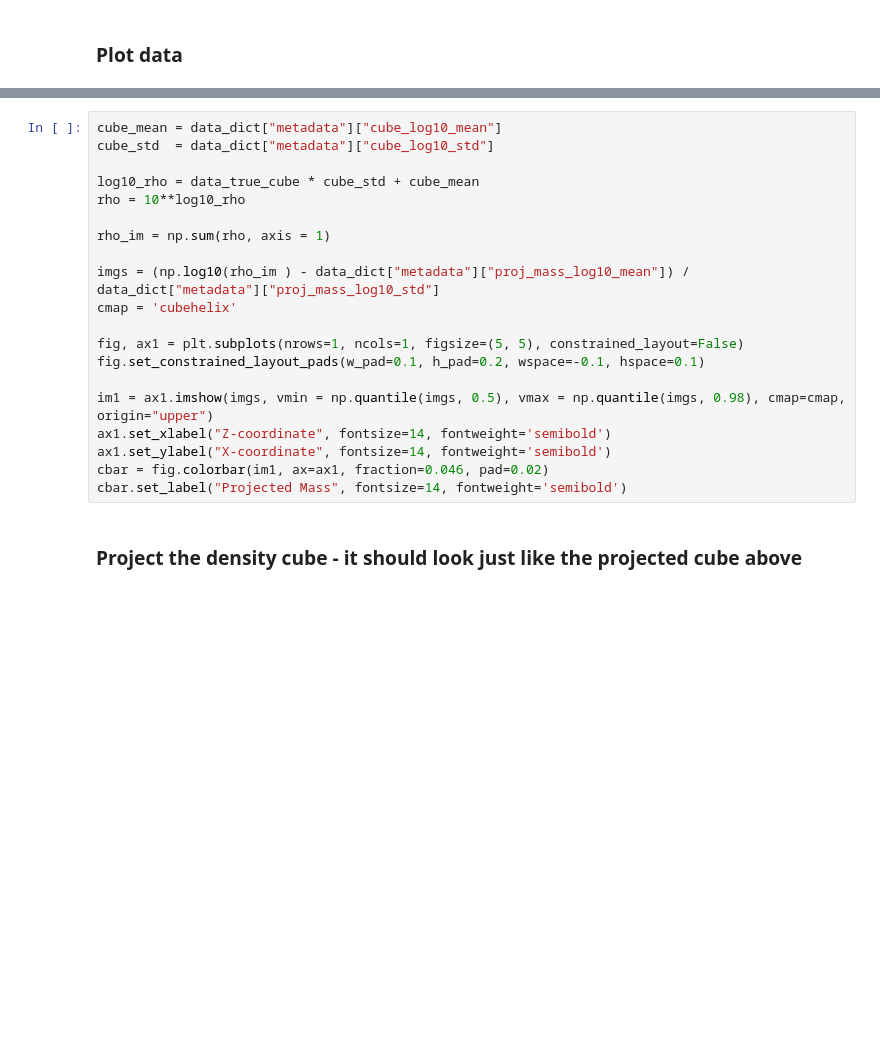
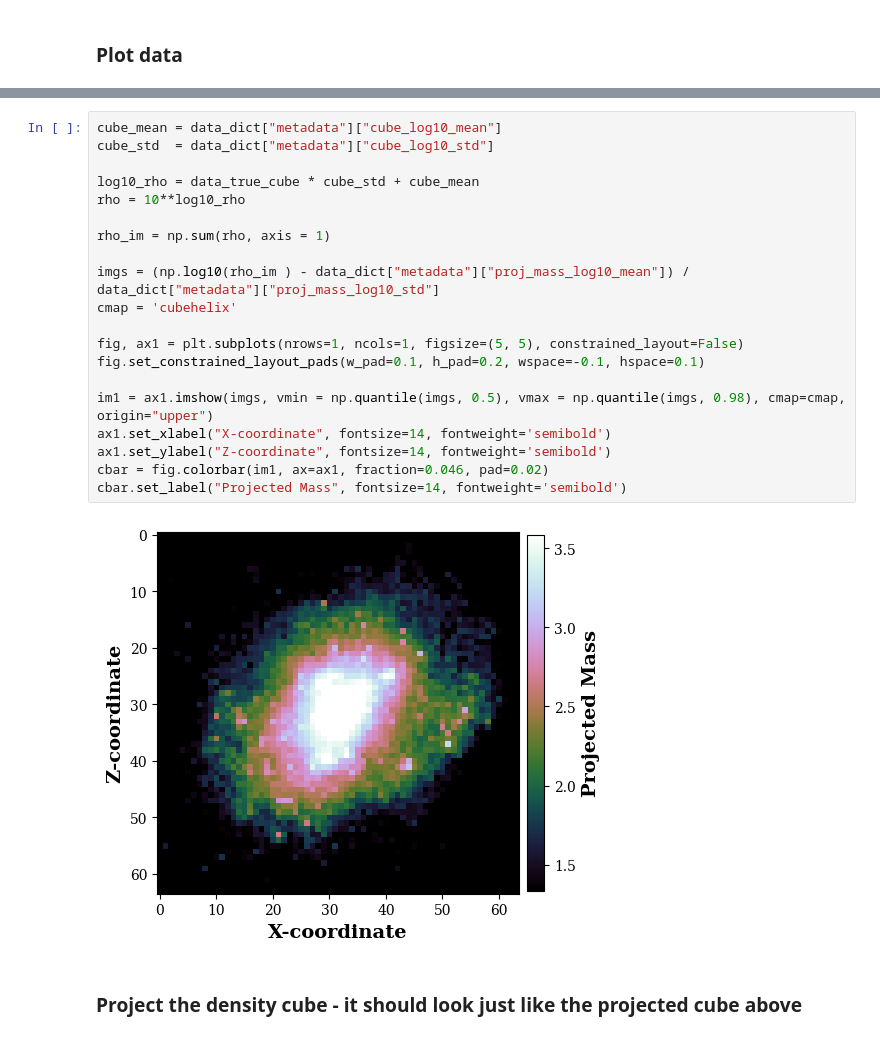
Before and after one commit to erichabjan/cluster_deprojection, a Jupyter notebook: conditional_diffusion_model/model_test.ipynb, the cells around one changed output, grey strips where cells are left out. Drawn from its saved outputs; the diff is of its cells as text; blank space fills up the shorter version.

```diff
--- a/conditional_diffusion_model/model_test.ipynb
+++ b/conditional_diffusion_model/model_test.ipynb
@@ -62,23 +82,25 @@ plt.show()
 # %%
 cube_mean = data_dict["metadata"]["cube_log10_mean"]
 cube_std  = data_dict["metadata"]["cube_log10_std"]
 
 log10_rho = data_true_cube * cube_std + cube_mean
 rho = 10**log10_rho
 
 rho_im = np.sum(rho, axis = 1)
 
 imgs = (np.log10(rho_im ) - data_dict["metadata"]["proj_mass_log10_mean"]) / data_dict["metadata"]["proj_mass_log10_std"]
 cmap = 'cubehelix'
 
 fig, ax1 = plt.subplots(nrows=1, ncols=1, figsize=(5, 5), constrained_layout=False)
 fig.set_constrained_layout_pads(w_pad=0.1, h_pad=0.2, wspace=-0.1, hspace=0.1)
 
 im1 = ax1.imshow(imgs, vmin = np.quantile(imgs, 0.5), vmax = np.quantile(imgs, 0.98), cmap=cmap, origin="upper")
-ax1.set_xlabel("Z-coordinate", fontsize=14, fontweight='semibold')
-ax1.set_ylabel("X-coordinate", fontsize=14, fontweight='semibold')
+ax1.set_xlabel("X-coordinate", fontsize=14, fontweight='semibold')
+ax1.set_ylabel("Z-coordinate", fontsize=14, fontweight='semibold')
 cbar = fig.colorbar(im1, ax=ax1, fraction=0.046, pad=0.02)
 cbar.set_label("Projected Mass", fontsize=14, fontweight='semibold')
+# %% [output]
+[figure, added]
 # %% [markdown]
 ### Project the density cube - it should look just like the projected cube above
 # %%
```
Also changed, not shown: parts of 22 cells of this notebook, 16 other files.
